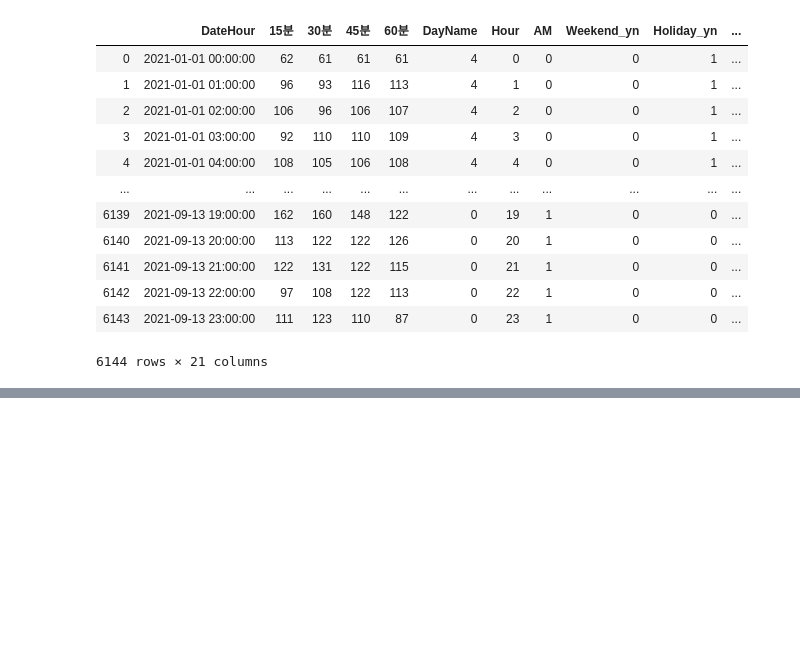
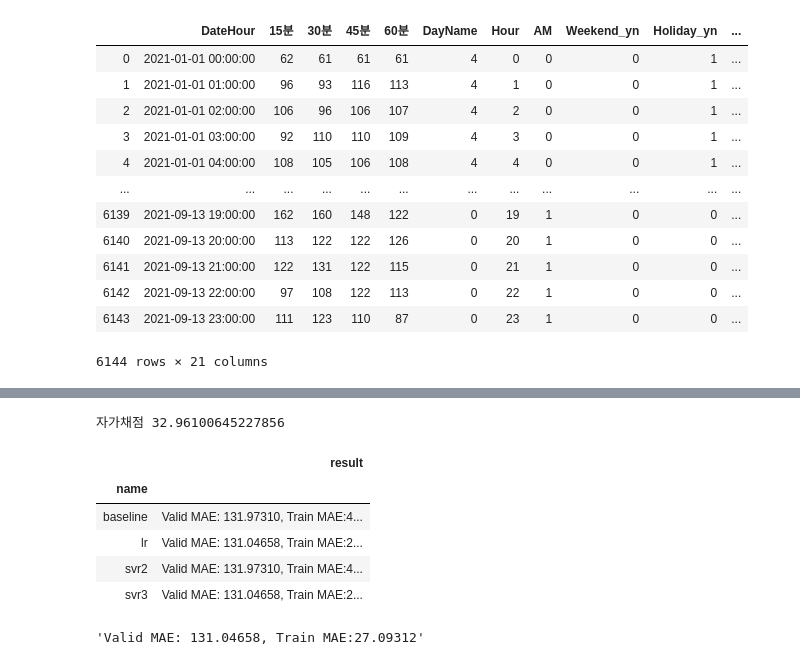
Before and after one commit to jw-koo/DS_lv3_2412, a Jupyter notebook: sec_ds_lv3_prob3_kaggle.ipynb, the cells around one changed output, grey strips where cells are left out. Drawn from its saved outputs; the diff is of its cells as text; code cells hidden in the pictures; blank space fills up the shorter version.

Commit message:
Day1 Kaggle 문제 미완성 올립니다.

```diff
--- a/sec_ds_lv3_prob3_kaggle.ipynb
+++ b/sec_ds_lv3_prob3_kaggle.ipynb
@@ -266,0 +310,26 @@ mean_absolute_error(
+# %%
+prd = select_model(reg_svr3)
+# 자가 채점
+print("자가채점", mean_absolute_error(s_kaggle_ans, prd))
+# %% [output]
+자가채점 32.96100645227856
+# %%
+# LR: LinearRegression 모델을 사용합니다.
+from sklearn.linear_model import LinearRegression
+
+# LinearRegression
+ct = ColumnTransformer([
+    ('std', StandardScaler(), ['TotalHour'] + ['lag_{}'.format(i) for i in range(1, 7)]),
+    ('ohe', OneHotEncoder(drop='first', categories='auto'), ['DayName']),
+    ('pt', 'passthrough', ['AM', 'Holiday_yn'])
+])
+reg_lr = make_pipeline(ct, SVR(kernel='rbf', C= 1000, gamma=0.3)) # TODO-with SVR 대신에 LinearRegression을 사용해봅니다.
+eval_model('lr', reg_lr)
+# %% [output]
+|  | result |
+| name |  |
+| baseline | Valid MAE: 131.97310, Train MAE:4... |
+| lr | Valid MAE: 131.04658, Train MAE:2... |
+| svr2 | Valid MAE: 131.97310, Train MAE:4... |
+| svr3 | Valid MAE: 131.04658, Train MAE:2... |
+'Valid MAE: 131.04658, Train MAE:27.09312'
```
Also changed, not shown: parts of 25 cells of this notebook.
